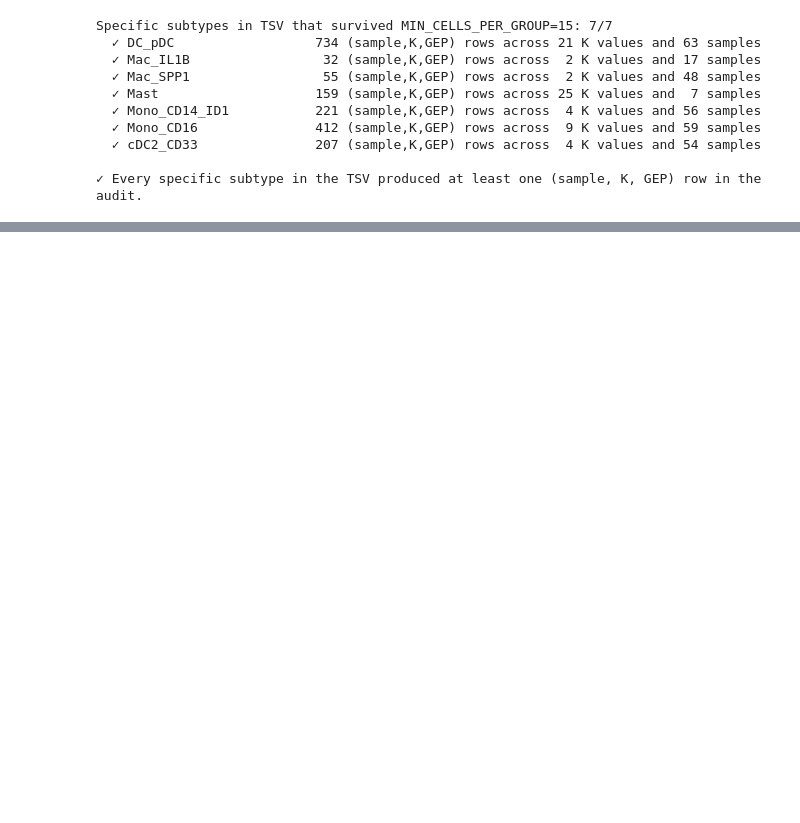
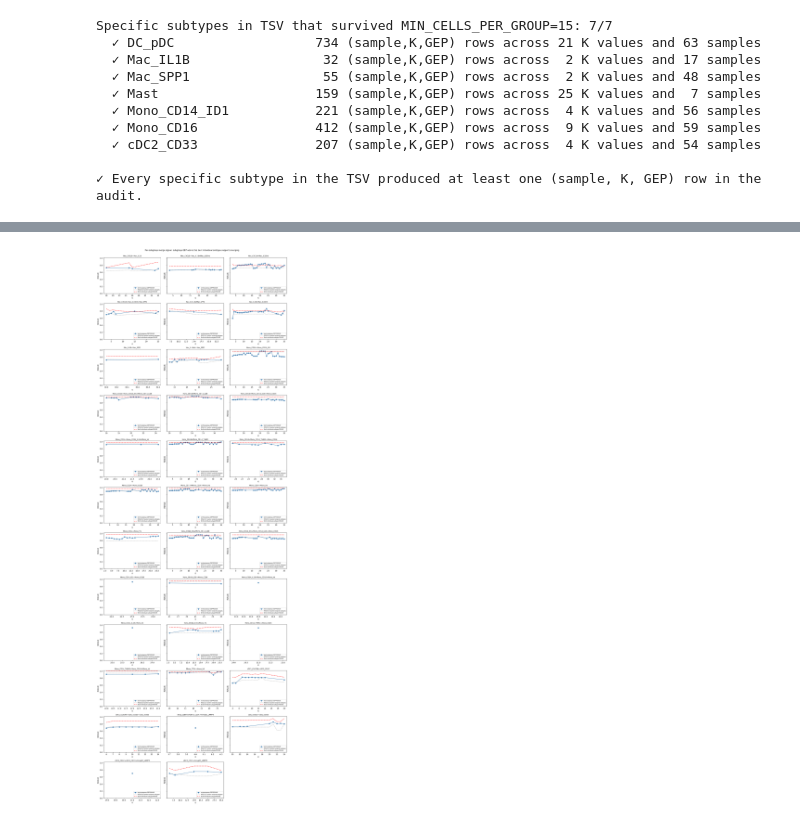
Before and after one commit to sumedhars/dinh-lab-clanp, a Jupyter notebook: 4_rogue_per_gep_audit.ipynb, the cells around one changed output, grey strips where cells are left out. Saved outputs shown, nothing was run; the diff lists cells and outputs as text; code cells hidden in the pictures; blank space fills up the shorter version.

```diff
--- a/4_rogue_per_gep_audit.ipynb
+++ b/4_rogue_per_gep_audit.ipynb
@@ -933,3 +1253,56 @@ plt.show()
+# %%
+# 9c — Per-subgroup merge signal across K
+#
+# A subgroup is an empirically-detected partial merge (e.g. Mono_CD14 +
+# Mono_CD14_IL1B only). The gray line is the ROGUE of the original constituent subtypes pooled together.
+# The red line is the best individual-subtype ROGUE among those same constituents.
+
+subgroup_audit = audit_df[audit_df['baseline_group_type'] == 'subgroup'].copy()
+
+if len(subgroup_audit) == 0:
+    print("No subgroup rows in audit_df — skipping 9c.")
+else:
+    per_subgroup_best = (subgroup_audit
+                         .groupby(['membership_label', 'K'])
+                         .agg(best_ROGUE     =('ROGUE', 'max'),
+                              med_pool_base  =('baseline_ROGUE',      'median'),
+                              med_mean_base  =('baseline_ROGUE_mean', 'median'),
+                              med_max_base   =('baseline_ROGUE_max',  'median'),
+                              n_samples      =('sample', 'nunique'))
+                         .reset_index())
+
+    subgroups_present = sorted(per_subgroup_best['membership_label'].unique())
+    n = len(subgroups_present)
+    cols = min(3, n)
+    rows = int(np.ceil(n / cols))
+    fig, axes = plt.subplots(rows, cols, figsize=(cols * 5, rows * 3.6),
+                             sharey=True, squeeze=False)
+    axes = axes.ravel()
+
+    for ax, sg in zip(axes, subgroups_present):
+        df = per_subgroup_best[per_subgroup_best['membership_label'] == sg].sort_values('K')
+        ax.plot(df['K'], df['best_ROGUE'],   marker='o', color='steelblue',
+                label='best subgroup-GEP ROGUE')
+        ax.plot(df['K'], df['med_pool_base'], ls=':',  color='gray',
+                label='ROGUE of pooled original subtypes')
+        ax.plot(df['K'], df['med_max_base'],  ls='--', color='red',
+                label='Best individual-subtype ROGUE')
+        ax.set_title(sg, fontsize=9)
+        ax.set_xlabel('K')
+        ax.set_ylabel('ROGUE')
+        ax.set_ylim(0, 1.02)
+        ax.legend(fontsize=7, loc='lower right')
+
+    for ax in axes[n:]:
+        ax.set_visible(False)
+
+    plt.suptitle("Per-subgroup merge signal: subgroup GEP above the best individual subtype supports merging",
+             y=1.00, fontsize=11)
+    plt.tight_layout()
+    plt.savefig(f"{OUT_DIR}/per_subgroup_merge_signal.png", dpi=150, bbox_inches='tight')
+    plt.show()
+# %% [output]
+[figure, added]
 # %% [markdown]
 ## 10. Per-label aggregate
 
```
Also changed, not shown: parts of 20 cells of this notebook, 48 other files.
